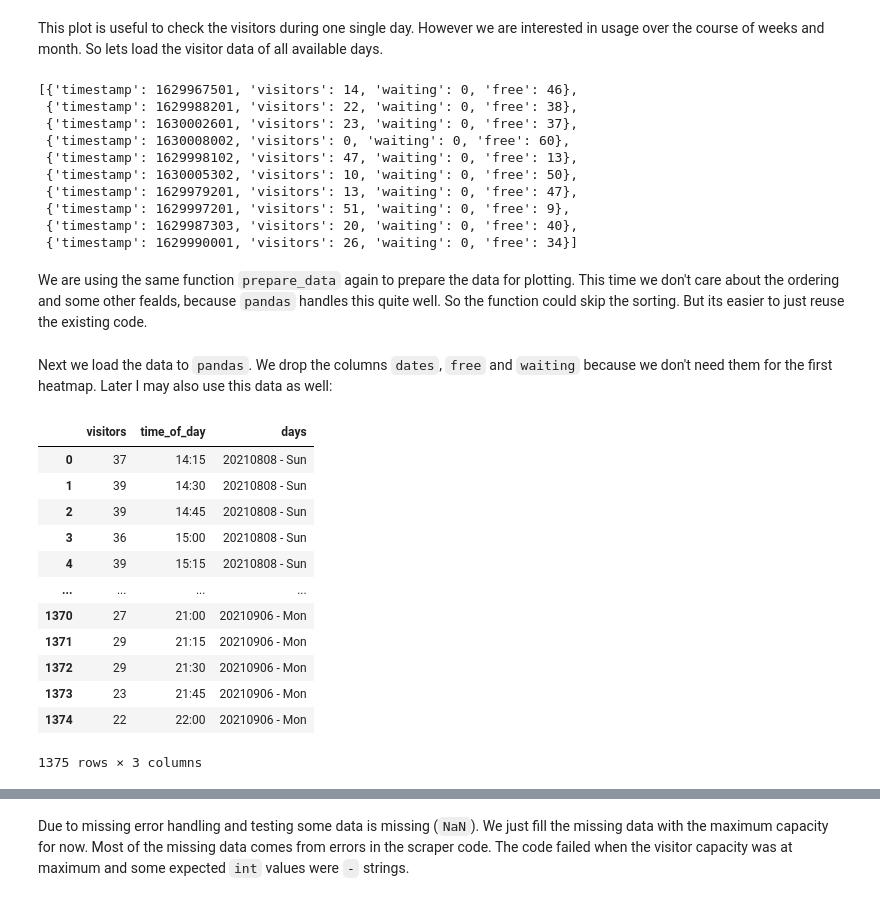
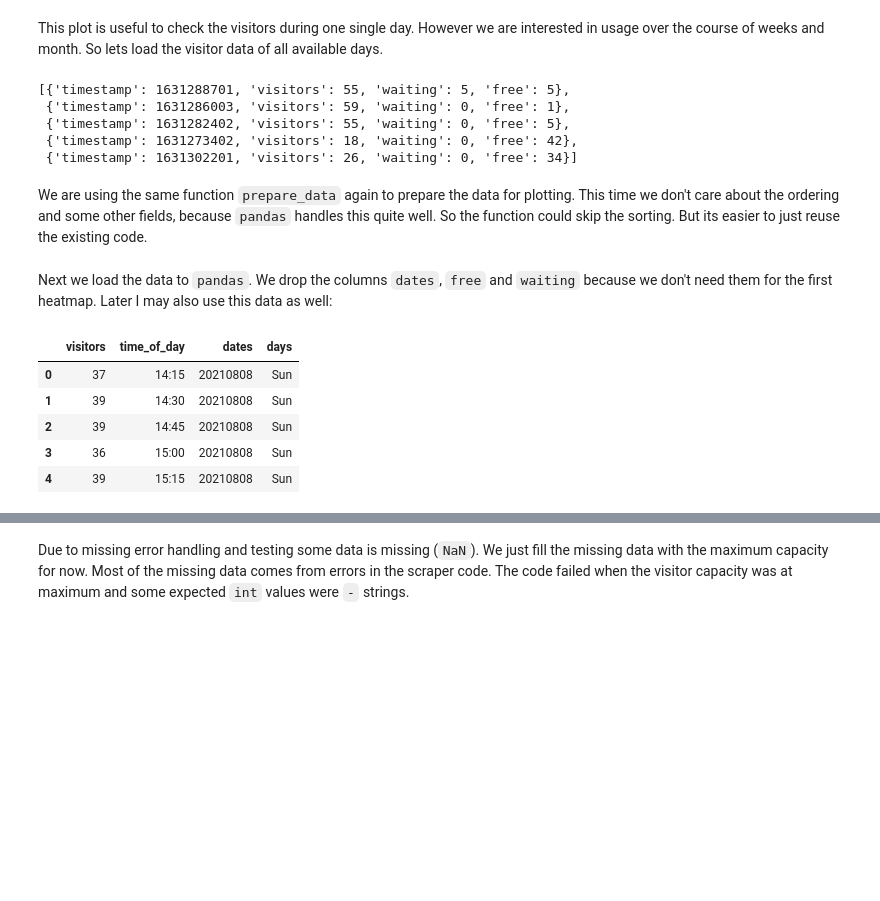
Before and after one commit to anon6789/climbing_gym_usage, a Jupyter notebook: Climbing gym usage analysis.ipynb, the cells around one changed output, grey strips where cells are left out. Drawn from its saved outputs; the diff is of its cells as text; code cells hidden in the pictures; blank space fills up the shorter version.

```diff
--- a/Climbing gym usage analysis.ipynb
+++ b/Climbing gym usage analysis.ipynb
@@ -132,11 +127,12 @@ def prepare_data(guests):
 
     guests_map_sorted = sorted(guests_map.items()) # sort timestamps by key (key = timestamp)
 
-    timestamps = []
-    visitors = []
-    waiting = []
-    free = []
-    days = []
+    timestamps = [] # timestamps used for plot of single plot
+    visitors = []   # visitors in glimbing gym
+    waiting = []    # waiting visitors
+    free = []       # free slots (max capacity - visitors)
+    dates = []      # day in the format YYYYMMDD used for index in heatmap
+    days = []       # day of the week used for index in heatmap
 
     # loop over all guests and fill arrays with values
     for timestamp,guest in guests_map_sorted:
@@ -144,13 +140,14 @@ def prepare_data(guests):
         visitors.append(guests_map[timestamp]['visitors'])
         waiting.append(guests_map[timestamp]['waiting'])
         free.append(guests_map[timestamp]['free'])
-        days.append(dt.datetime.fromtimestamp(timestamp).strftime("%Y%m%d - %a")) # this is the  index for every day we use for the heatmap and for the y axis labels
+        dates.append(dt.datetime.fromtimestamp(timestamp).strftime("%Y%m%d"))
+        days.append(dt.datetime.fromtimestamp(timestamp).strftime("%a"))
 
     dateconv = np.vectorize(dt.datetime.fromtimestamp)
-    dates = dateconv(timestamps)
-    time_of_day = extract_time(dates)
+    timestamps = dateconv(timestamps)
+    time_of_day = extract_time(timestamps)
 
-    return visitors, waiting, free, dates, time_of_day, days
+    return visitors, waiting, free, timestamps, time_of_day, dates, days
 # %% [markdown]
 So lets prepare the data of one single day:
 # %%
@@ -184,40 +181,28 @@ for folder in os.listdir("./data/"):
     guests = load_guests(folder)
     all_guests = all_guests + guests
 # %%
-all_guests[:10]
+all_guests[:5]
 # %% [output]
-[{'timestamp': 1629967501, 'visitors': 14, 'waiting': 0, 'free': 46},
- {'timestamp': 1629988201, 'visitors': 22, 'waiting': 0, 'free': 38},
- {'timestamp': 1630002601, 'visitors': 23, 'waiting': 0, 'free': 37},
- {'timestamp': 1630008002, 'visitors': 0, 'waiting': 0, 'free': 60},
- {'timestamp': 1629998102, 'visitors': 47, 'waiting': 0, 'free': 13},
- {'timestamp': 1630005302, 'visitors': 10, 'waiting': 0, 'free': 50},
- {'timestamp': 1629979201, 'visitors': 13, 'waiting': 0, 'free': 47},
- {'timestamp': 1629997201, 'visitors': 51, 'waiting': 0, 'free': 9},
- {'timestamp': 1629987303, 'visitors': 20, 'waiting': 0, 'free': 40},
- {'timestamp': 1629990001, 'visitors': 26, 'waiting': 0, 'free': 34}]
+[{'timestamp': 1631288701, 'visitors': 55, 'waiting': 5, 'free': 5},
+ {'timestamp': 1631286003, 'visitors': 59, 'waiting': 0, 'free': 1},
+ {'timestamp': 1631282402, 'visitors': 55, 'waiting': 0, 'free': 5},
+ {'timestamp': 1631273402, 'visitors': 18, 'waiting': 0, 'free': 42},
+ {'timestamp': 1631302201, 'visitors': 26, 'waiting': 0, 'free': 34}]
 # %% [markdown]
-We are using the same function `prepare_data` again to prepare the data for plotting. This time we don't care about the ordering and some other fealds, because `pandas` handles this quite well. So the function could skip the sorting. But its easier to just reuse the existing code.
+We are using the same function `prepare_data` again to prepare the data for plotting. This time we don't care about the ordering and some other fields, because `pandas` handles this quite well. So the function could skip the sorting. But its easier to just reuse the existing code.
 # %%
-visitors, waiting, free, dates, time_of_day, days = prepare_data(all_guests)
+visitors, waiting, free, timestamps, time_of_day, dates, days = prepare_data(all_guests)
 # %% [markdown]
 Next we load the data to `pandas`. We drop the columns `dates`, `free` and `waiting` because we don't need them for the first heatmap. Later I may also use this data as well:
 # %%
-d = {'visitors': visitors, 'time_of_day': time_of_day, 'days': days }
+d = {'visitors': visitors, 'time_of_day': time_of_day, 'dates': dates, 'days': days }
 df = pd.DataFrame(data=d)
 # %%
-df
+df[:5]
 # %% [output]
-|  | visitors | time_of_day | days |
-| 0 | 37 | 14:15 | 20210808 - Sun |
-| 1 | 39 | 14:30 | 20210808 - Sun |
-| 2 | 39 | 14:45 | 20210808 - Sun |
-| 3 | 36 | 15:00 | 20210808 - Sun |
-| 4 | 39 | 15:15 | 20210808 - Sun |
-| ... | ... | ... | ... |
-| 1370 | 27 | 21:00 | 20210906 - Mon |
-| 1371 | 29 | 21:15 | 20210906 - Mon |
-| 1372 | 29 | 21:30 | 20210906 - Mon |
-| 1373 | 23 | 21:45 | 20210906 - Mon |
-| 1374 | 22 | 22:00 | 20210906 - Mon |
+|  | visitors | time_of_day | dates | days |
+| 0 | 37 | 14:15 | 20210808 | Sun |
+| 1 | 39 | 14:30 | 20210808 | Sun |
+| 2 | 39 | 14:45 | 20210808 | Sun |
+| 3 | 36 | 15:00 | 20210808 | Sun |
+| 4 | 39 | 15:15 | 20210808 | Sun |
-1375 rows × 3 columns
```
Also changed, not shown: parts of 15 cells of this notebook, 4 other files.
